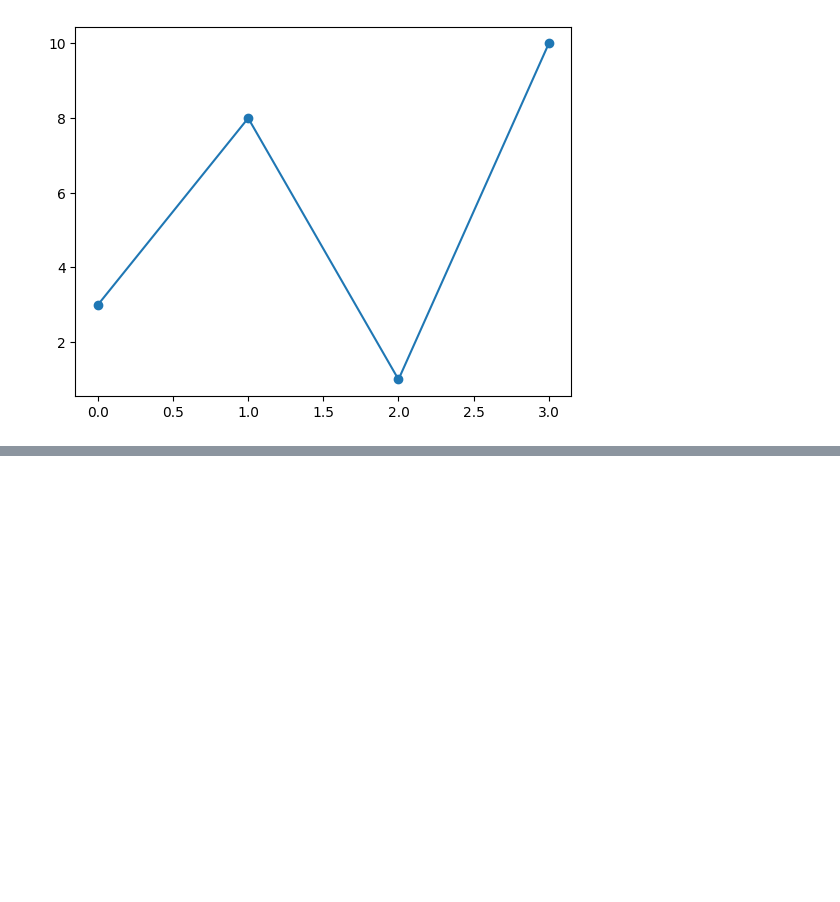
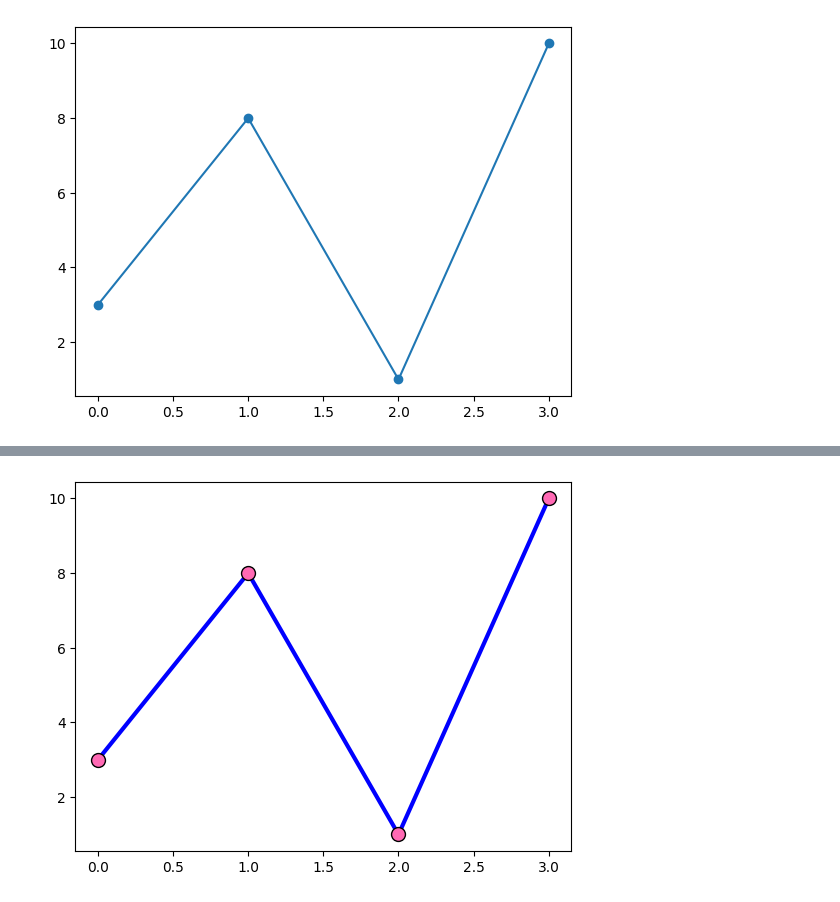
Before and after one commit to bgt1717/DataScience, a Jupyter notebook: Untitled-1.ipynb, the cells around one changed output, grey strips where cells are left out. Saved outputs shown, nothing was run; the diff lists cells and outputs as text; code cells hidden in the pictures; blank space fills up the shorter version.

```diff
--- a/Untitled-1.ipynb
+++ b/Untitled-1.ipynb
@@ -155,0 +177,10 @@ plt.show()
+# %%
+import matplotlib.pyplot as plt
+import numpy as np
+
+ypoints = np.array([3, 8, 1, 10])
+
+plt.plot(ypoints, color = 'b', linewidth='3', marker = 'o', ms = 10, mec = 'black', mfc = 'hotpink')
+plt.show()
+# %% [output]
+[figure, added]
```
Also changed, not shown: parts of 4 cells of this notebook.
